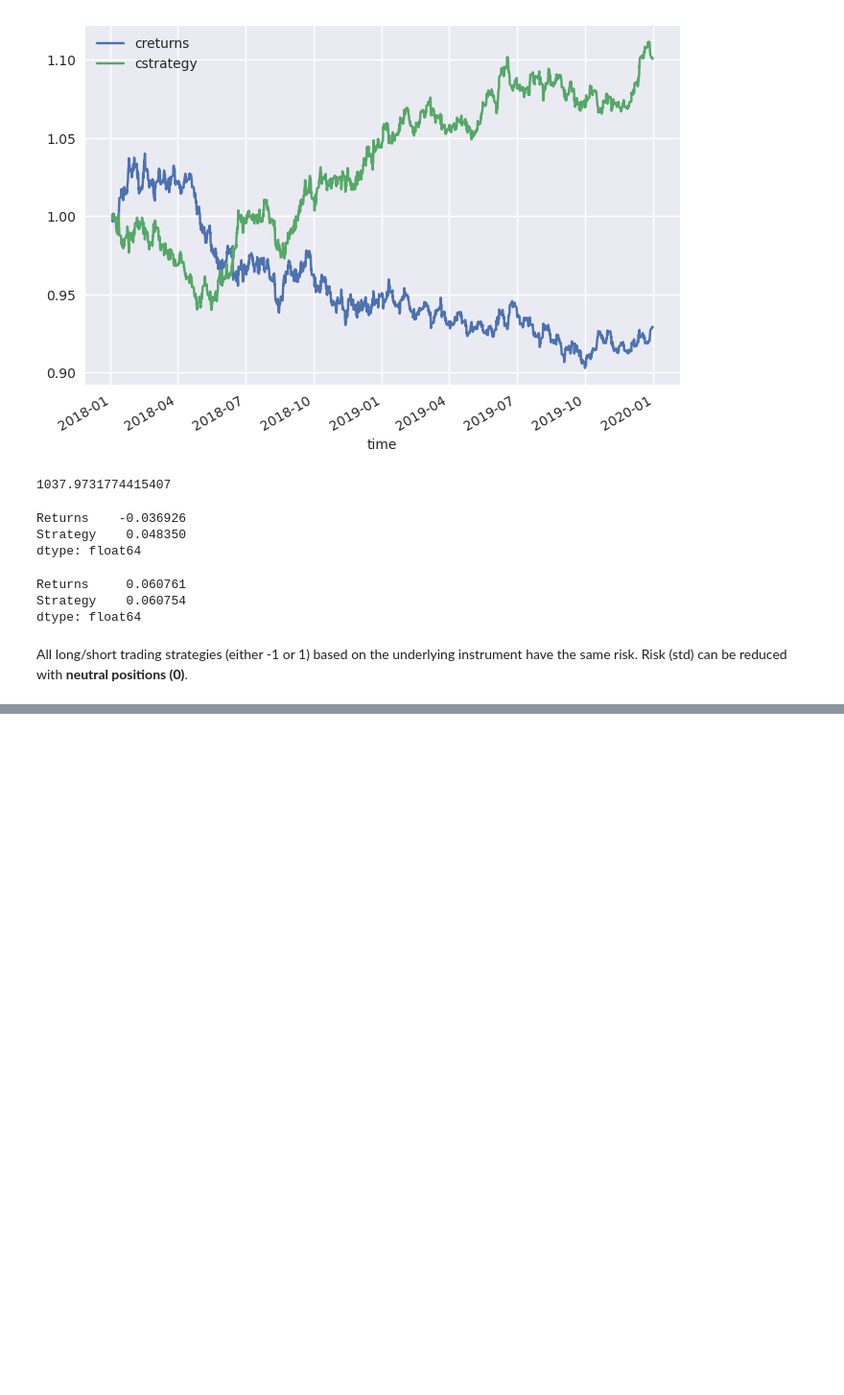
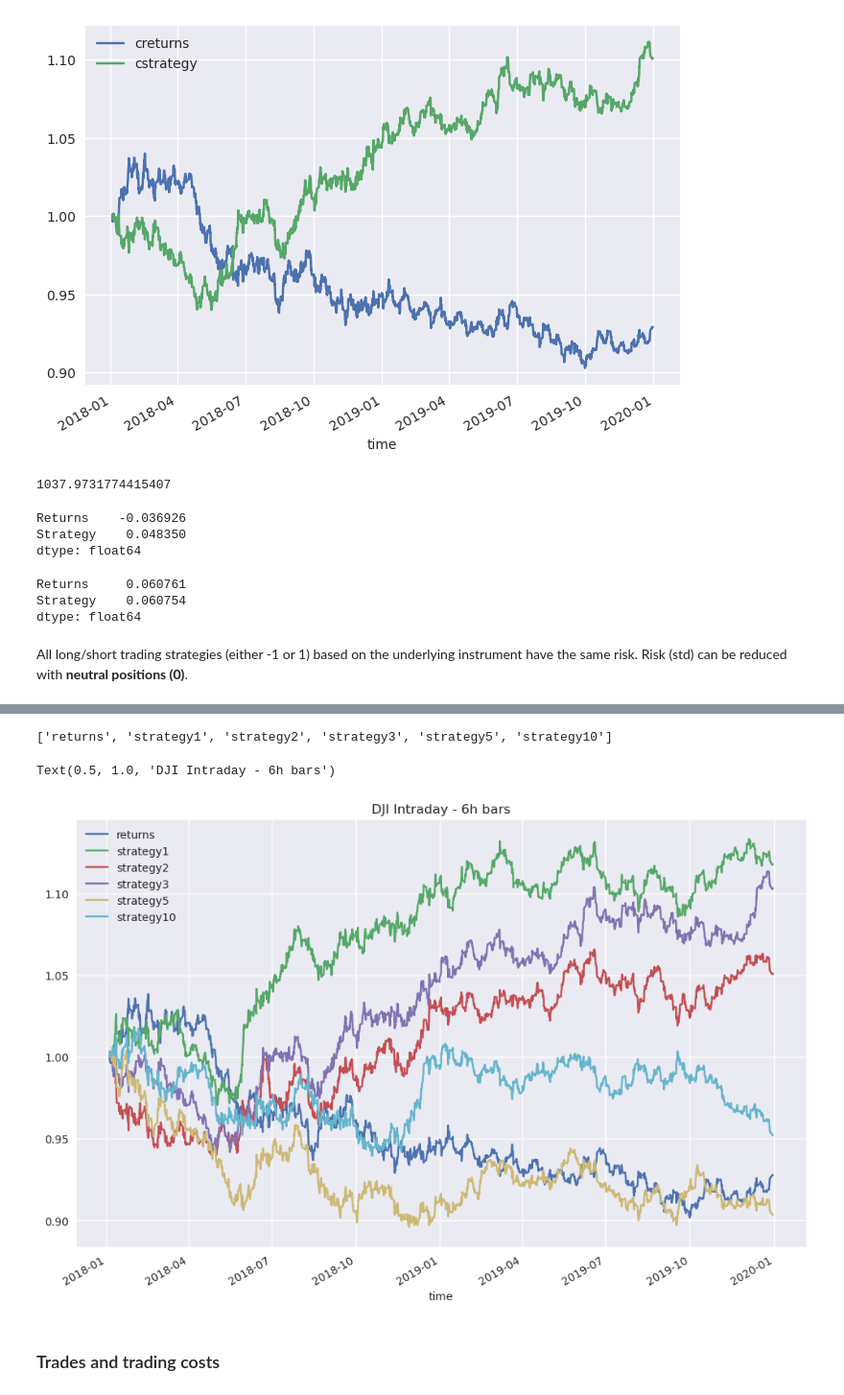
Before and after one commit to mlvhub/quant-learning, a Jupyter notebook: performance-optimization-and-risk-management-for-trading/section-11-backtesting-trading-strategy/backtesting-trading-strategy.ipynb, the cells around one changed output, grey strips where cells are left out. Shown: that part at 96% size. Saved outputs shown, nothing was run; the diff lists cells and outputs as text; code cells hidden in the pictures; blank space fills up the shorter version.

```diff
--- a/performance-optimization-and-risk-management-for-trading/section-11-backtesting-trading-strategy/backtesting-trading-strategy.ipynb
+++ b/performance-optimization-and-risk-management-for-trading/section-11-backtesting-trading-strategy/backtesting-trading-strategy.ipynb
@@ -198,0 +206,3 @@ Risk (std) can be reduced with **neutral positions (0)**.
+# %%
+data = pd.read_csv("intraday.csv", parse_dates = ["time"], index_col = "time")
+data
@@ -198,0 +224,4 @@ Risk (std) can be reduced with **neutral positions (0)**.
+# %%
+data["returns"] = np.log(data.div(data.shift(1)))
+data.dropna(inplace = True)
+data
@@ -198,0 +243,7 @@ Risk (std) can be reduced with **neutral positions (0)**.
+# %%
+to_plot = ["returns"]
+# %%
+for w in [1, 2, 3, 5, 10]:
+    data["position{}".format(w)] = -np.sign(data["returns"].rolling(w).mean())
+    data["strategy{}".format(w)] = data["position{}".format(w)].shift(1) * data["returns"]
+    to_plot.append("strategy{}".format(w))
@@ -198,0 +267,12 @@ Risk (std) can be reduced with **neutral positions (0)**.
+# %%
+to_plot
+# %% [output]
+['returns', 'strategy1', 'strategy2', 'strategy3', 'strategy5', 'strategy10']
+# %%
+data[to_plot].dropna().cumsum().apply(np.exp).plot(figsize = (12, 8))
+plt.title("DJI Intraday - 6h bars")
+# %% [output]
+Text(0.5, 1.0, 'DJI Intraday - 6h bars')
+[figure, added]
+# %% [markdown]
+### Trades and trading costs
```
Also changed, not shown: parts of 44 cells of this notebook, 1 other file.
